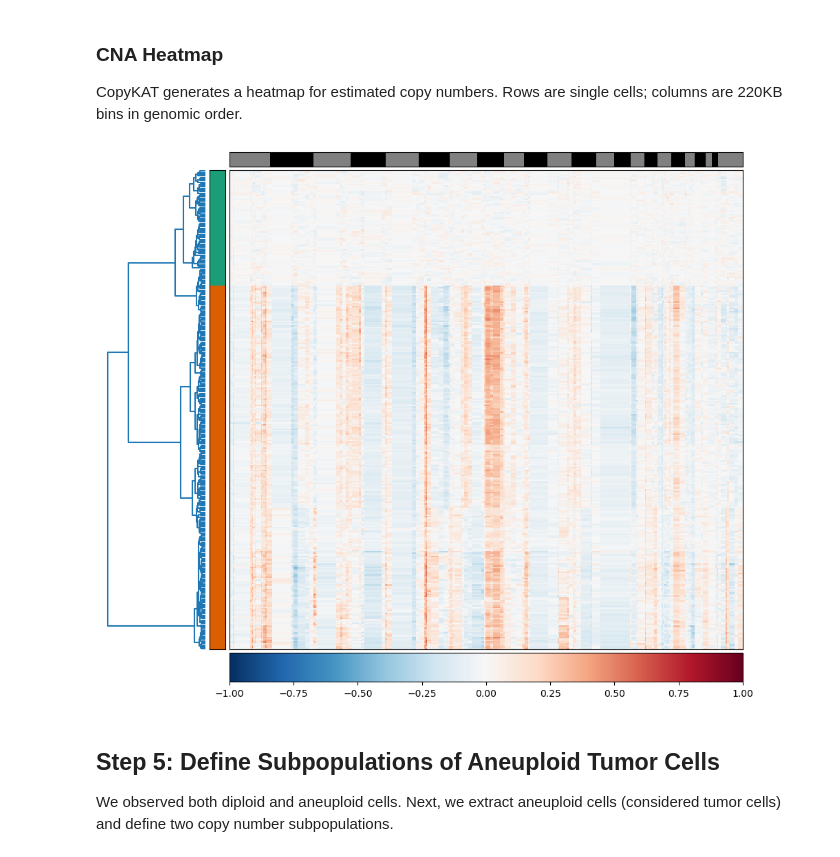
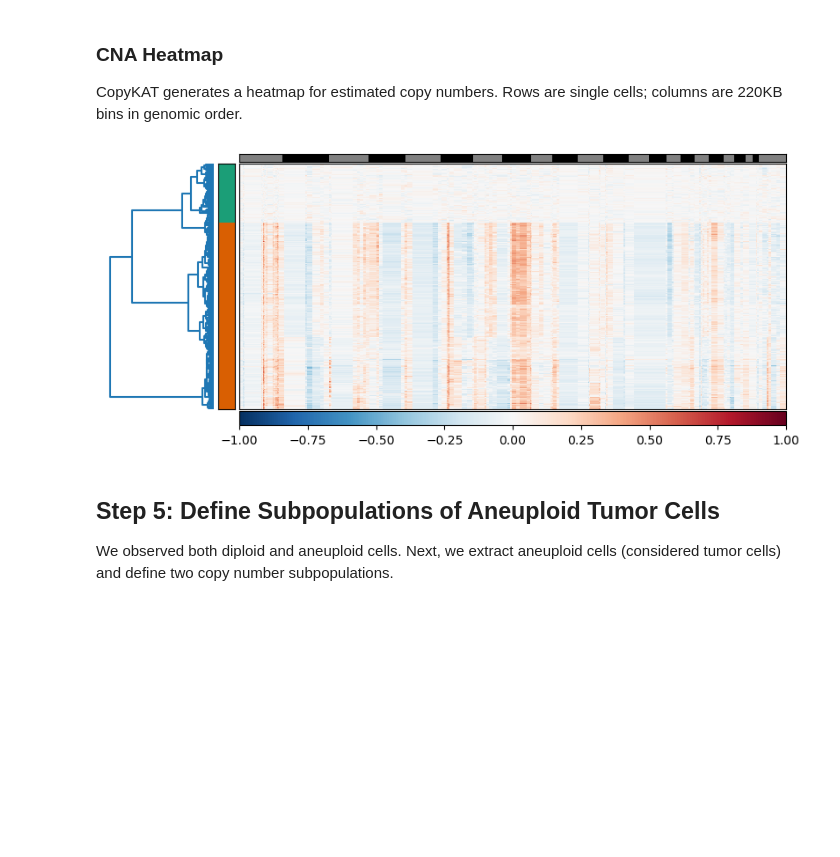
Before and after one commit to R2pyBioinformatics/copykat_python, a Jupyter notebook: tutorials/copycat-vignettes.ipynb, the cells around one changed output. Drawn from its saved outputs; the diff is of its cells as text; code cells hidden in the pictures; blank space fills up the shorter version.

```diff
--- a/tutorials/copycat-vignettes.ipynb
+++ b/tutorials/copycat-vignettes.ipynb
@@ -174,24 +174,24 @@ col_breaks = np.concatenate([
     np.linspace(0.2, 0.4, 150),
     np.linspace(0.4, 1, 50),
 ])
-
-# Plot heatmap
-result = copykat.heatmap3(
-    mat,
-    row_cluster=True,
-    col_cluster=False,
-    dist_func="euclidean",
-    link_method="ward",
-    col_side_colors=col_side,
-    row_side_colors=row_side,
-    cmap="RdBu_r",
-    breaks=col_breaks,
-    dendrogram_="row",
-    figsize=(12, 10),
-    show=True,
-)
-# %% [output]
-[figure, removed]
+# %%
+# Plot heatmap
+result = copykat.heatmap3(
+    mat,
+    row_cluster=True,
+    col_cluster=False,
+    dist_func="euclidean",
+    link_method="ward",
+    col_side_colors=col_side,
+    row_side_colors=row_side,
+    cmap="RdBu_r",
+    breaks=col_breaks,
+    dendrogram_="row",
+    figsize=(10, 4),
+    show=True,
+)
+# %% [output]
+[figure, added]
 # %% [markdown]
 ## Step 5: Define Subpopulations of Aneuploid Tumor Cells
 
```
Also changed, not shown: parts of 3 cells of this notebook.
